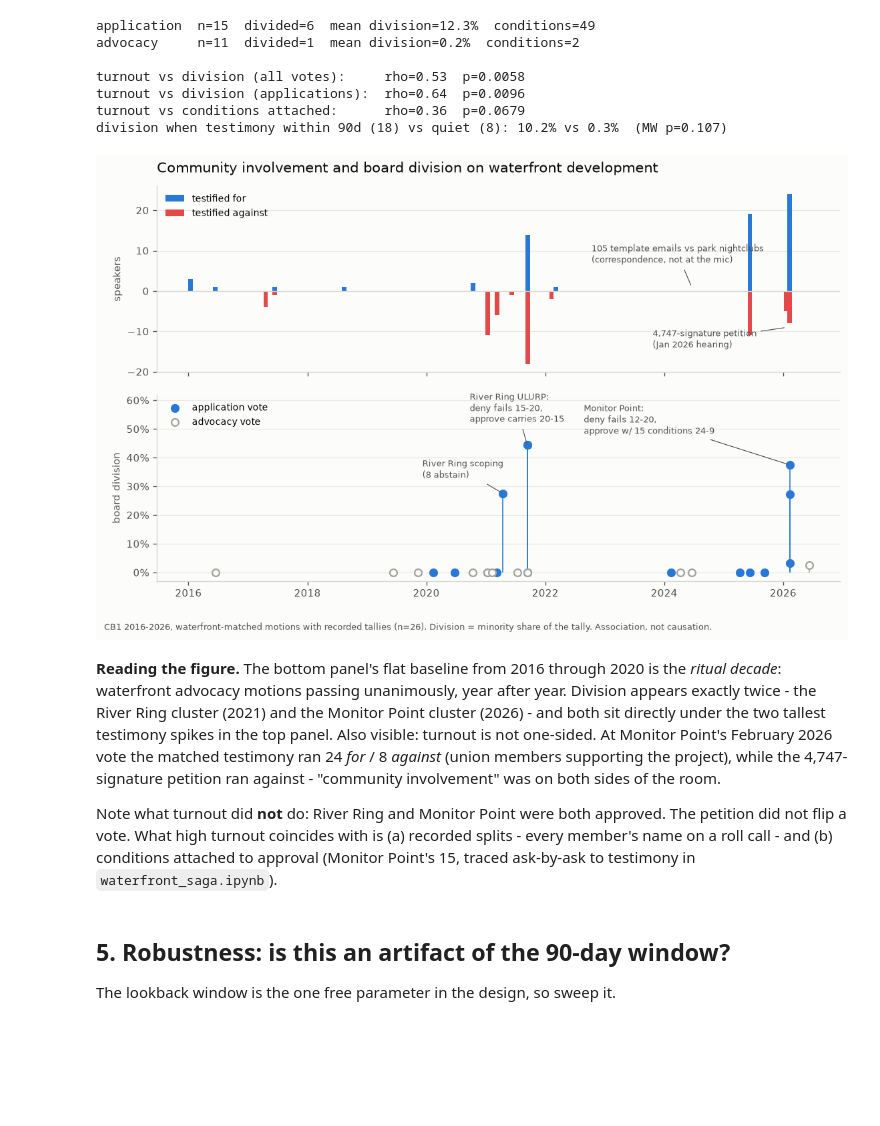
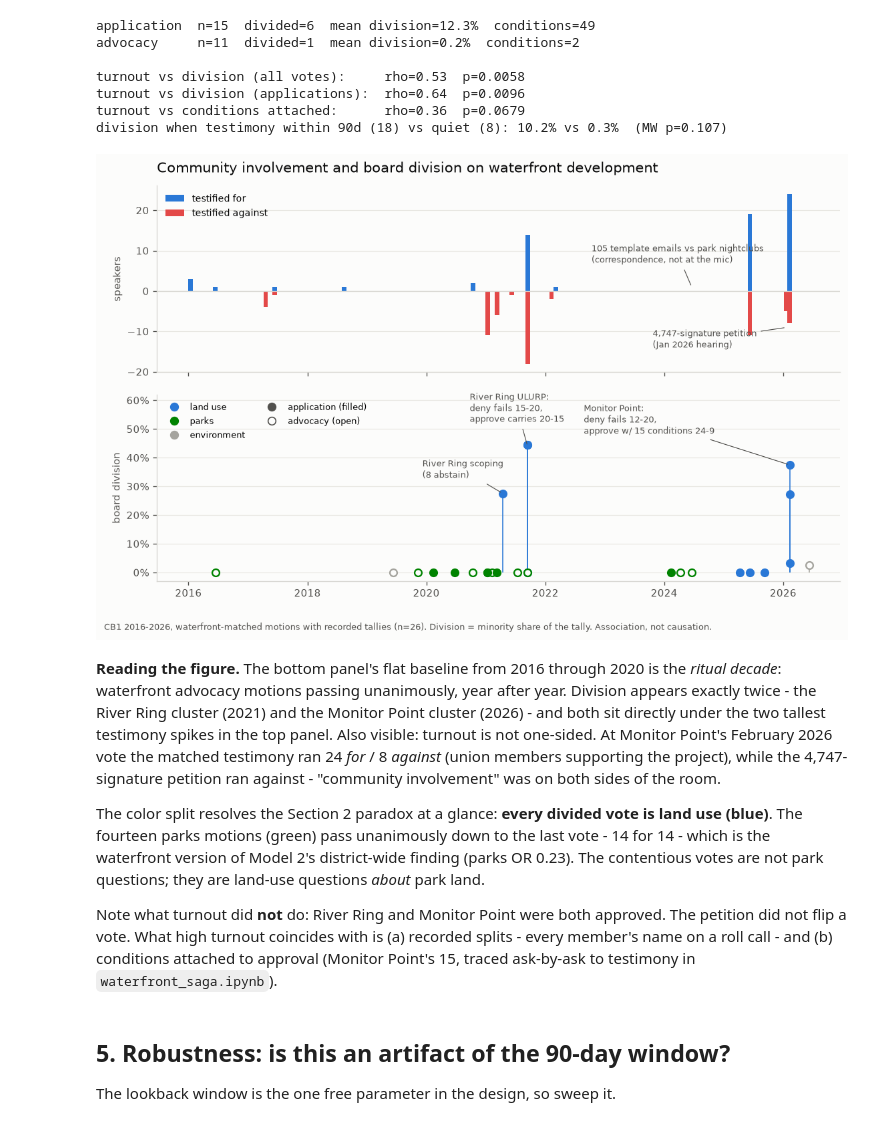
Before and after one commit to blowenstein0/cb1_data_analysis, a Jupyter notebook: analysis/does_showing_up_work.ipynb, the cells around one changed output. Saved outputs shown, nothing was run; the diff lists cells and outputs as text; code cells hidden in the pictures; blank space fills up the shorter version.

```diff
--- a/analysis/does_showing_up_work.ipynb
+++ b/analysis/does_showing_up_work.ipynb
@@ -189,8 +189,8 @@ WF = ("(bushwick inlet|monitor point|river ring|quay|65 commercial|56 quay|"
       "40 quay|waterfront|esplanade|demapp|marsha p|inlet park|fbip|open space)")
 
 wfv = q(f"""
-    SELECT v.meeting_id, m.date, v.motion_text, v.yes, v.no, v.abstain,
-           v.outcome, len(v.conditions) AS n_cond
+    SELECT v.meeting_id, m.date, v.motion_text, v.topic_category,
+           v.yes, v.no, v.abstain, v.outcome, len(v.conditions) AS n_cond
     FROM votes v JOIN meetings m USING (meeting_id)
     WHERE v.topic_category IN ('land_use','parks','environment')
       AND regexp_matches(lower(v.motion_text), '{WF}')
@@ -213,5 +213,5 @@ wfs["date"] = pd.to_datetime(wfs.date)
 wfv["spk90"] = wfv.date.map(
     lambda d: ((d - wfs.date).dt.days.between(0, 90)).sum())
 
-wfv[["date", "kind", "yes", "no", "abstain", "n_cond", "division", "spk90"]]
+wfv[["date", "topic_category", "kind", "yes", "no", "abstain", "n_cond", "division", "spk90"]]
 # %% [output]
@@ -301,40 +301,51 @@ ax1.annotate("4,747-signature petition\n(Jan 2026 hearing)",
              arrowprops=dict(arrowstyle="-", color=INK2, lw=0.7))
 ax1.annotate("105 template emails vs park nightclubs\n(correspondence, not at the mic)",
              (pd.Timestamp("2024-06-18"), 1), xytext=(-90, 22),
              textcoords="offset points", fontsize=8, color=INK2,
              arrowprops=dict(arrowstyle="-", color=INK2, lw=0.7))
 ax1.set_title("Community involvement and board division on waterfront development",
               fontsize=12.5, color=INK, loc="left", pad=12)
 
-for kind, face, edge in (("application", BLUE, BLUE), ("advocacy", SURFACE, GRAY)):
-    g = wfv[wfv.kind == kind]
-    ax2.vlines(g.date, 0, g.division, color=edge, lw=1.2, alpha=0.8)
-    ax2.scatter(g.date, g.division, s=42, facecolor=face, edgecolor=edge,
-                lw=1.4, zorder=3, label=f"{kind} vote")
+GREEN = "#008300"
+TOPIC_COLOR = {"land_use": BLUE, "parks": GREEN, "environment": GRAY}
+for (topic, kind), g in wfv.groupby(["topic_category", "kind"]):
+    color = TOPIC_COLOR[topic]
+    face = color if kind == "application" else SURFACE
+    ax2.vlines(g.date, 0, g.division, color=color, lw=1.2, alpha=0.8)
+    ax2.scatter(g.date, g.division, s=42, facecolor=face, edgecolor=color,
+                lw=1.4, zorder=3)
 ax2.set_ylabel("board division", fontsize=9, color=INK2)
 ax2.set_ylim(-0.03, 0.62)
 ax2.yaxis.set_major_formatter(lambda x, _: f"{x:.0%}")
-ax2.legend(loc="upper left", frameon=False, fontsize=8.5)
+from matplotlib.lines import Line2D
+handles = [
+    Line2D([], [], marker="o", ls="", mfc=BLUE, mec=BLUE, ms=7, label="land use"),
+    Line2D([], [], marker="o", ls="", mfc=GREEN, mec=GREEN, ms=7, label="parks"),
+    Line2D([], [], marker="o", ls="", mfc=GRAY, mec=GRAY, ms=7, label="environment"),
+    Line2D([], [], marker="o", ls="", mfc=INK2, mec=INK2, ms=7, label="application (filled)"),
+    Line2D([], [], marker="o", ls="", mfc=SURFACE, mec=INK2, ms=7, label="advocacy (open)"),
+]
+ax2.legend(handles=handles, loc="upper left", frameon=False, fontsize=8, ncol=2)
 ax2.grid(axis="y", color="#e8e7e2", lw=0.7)
 ax2.set_axisbelow(True)
 ax2.annotate("River Ring scoping\n(8 abstain)", (pd.Timestamp("2021-04-13"), 0.276),
              xytext=(-72, 14), textcoords="offset points", fontsize=8, color=INK2,
              arrowprops=dict(arrowstyle="-", color=INK2, lw=0.7))
 ax2.annotate("River Ring ULURP:\ndeny fails 15-20,\napprove carries 20-15",
              (pd.Timestamp("2021-09-14"), 0.44), xytext=(-52, 22),
              textcoords="offset points", fontsize=8, color=INK2,
              arrowprops=dict(arrowstyle="-", color=INK2, lw=0.7))
 ax2.annotate("Monitor Point:\ndeny fails 12-20,\napprove w/ 15 conditions 24-9",
              (pd.Timestamp("2026-02-10"), 0.375), xytext=(-185, 28),
              textcoords="offset points", fontsize=8, color=INK2,
              arrowprops=dict(arrowstyle="-", color=INK2, lw=0.7))
 fig.text(0.065, 0.015,
          "CB1 2016-2026, waterfront-matched motions with recorded tallies (n=26). "
          "Division = minority share of the tally. Association, not causation.",
          fontsize=8, color=INK2)
 plt.show()
 # %% [output]
-[figure, old version]
+[figure, new version]
 # %% [markdown]
 **Reading the figure.** The bottom panel's flat baseline from 2016
 through 2020 is the *ritual decade*: waterfront advocacy motions passing
@@ -346,6 +357,13 @@ matched testimony ran 24 *for* / 8 *against* (union members supporting the
 project), while the 4,747-signature petition ran against - "community
 involvement" was on both sides of the room.
 
+The color split resolves the Section 2 paradox at a glance: **every divided
+vote is land use (blue)**. The fourteen parks motions (green) pass
+unanimously down to the last vote - 14 for 14 - which is the waterfront
+version of Model 2's district-wide finding (parks OR 0.23). The contentious
+votes are not park questions; they are land-use questions *about* park
+land.
+
 Note what turnout did **not** do: River Ring and Monitor Point were both
 approved. The petition did not flip a vote. What high turnout coincides with
 is (a) recorded splits - every member's name on a roll call - and (b)
```
Also changed, not shown: parts of 1 cell of this notebook.
